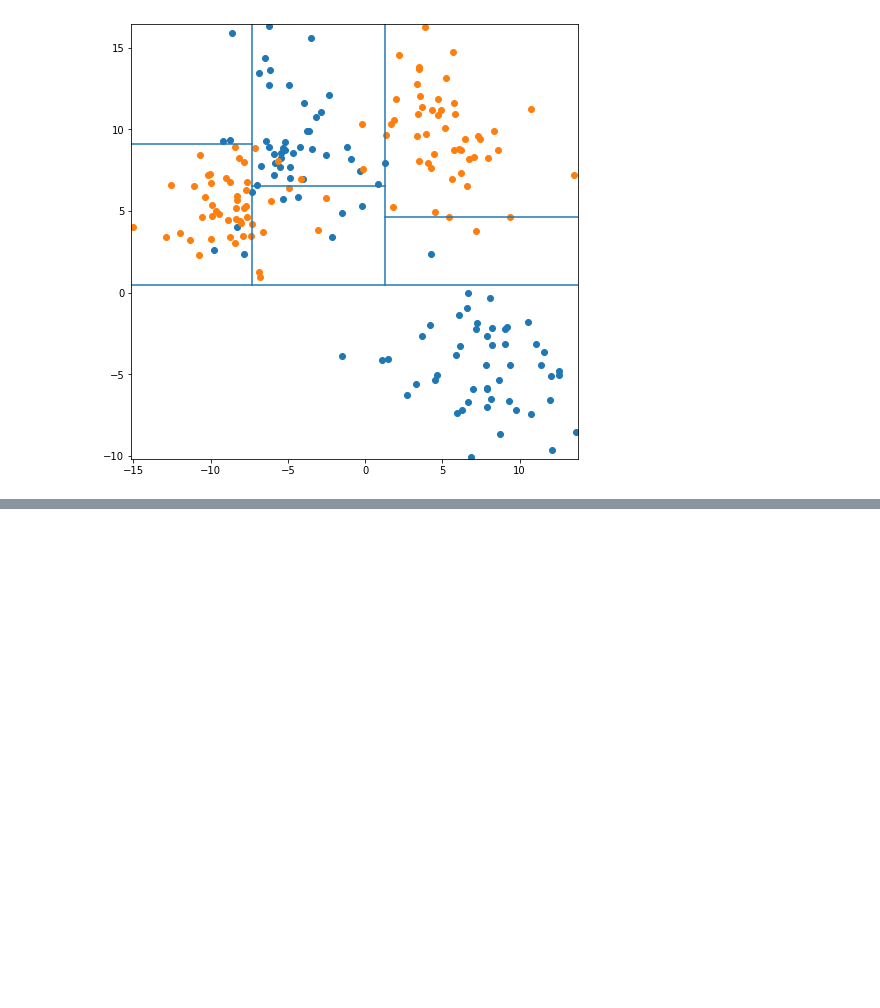
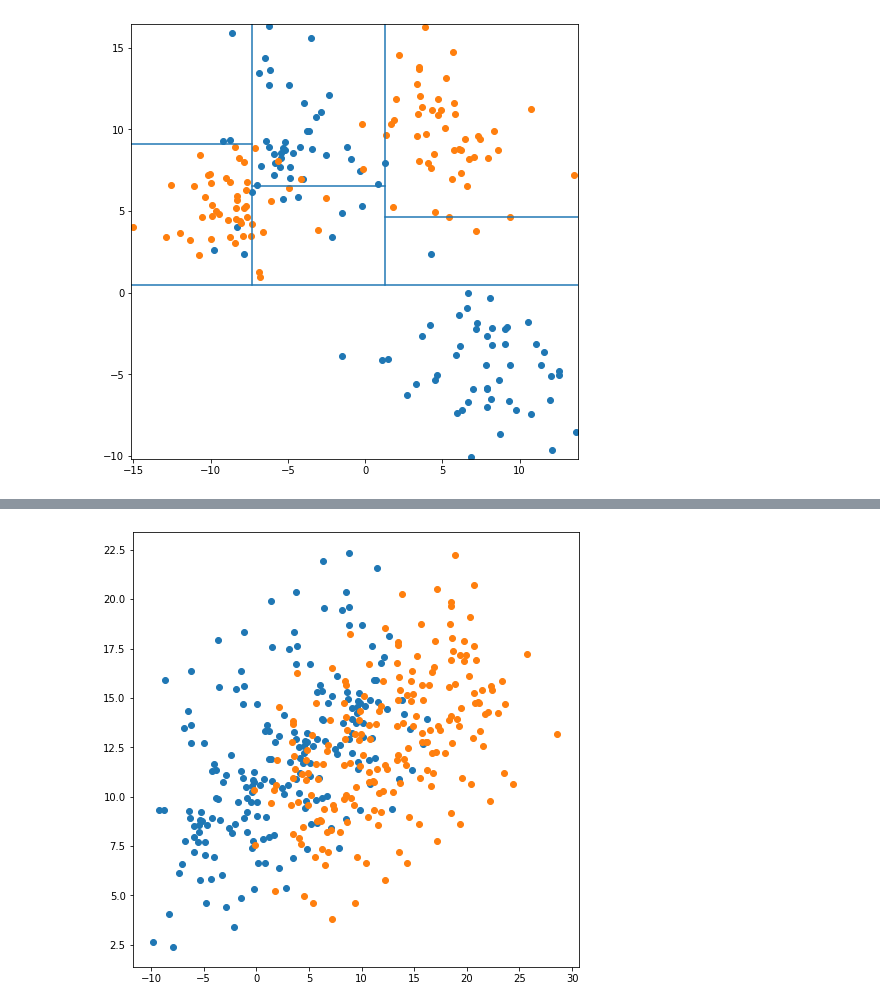
Before and after one commit to max-miller/ds_ground_up, a Jupyter notebook: neighbors_tree/tree_visuals.ipynb, the cells around one changed output, grey strips where cells are left out. Cells and saved outputs as stored; diff of their text form; code cells hidden in the pictures; blank space fills up the shorter version.

```diff
--- a/neighbors_tree/tree_visuals.ipynb
+++ b/neighbors_tree/tree_visuals.ipynb
@@ -129,0 +138,6 @@ tree_grid_visualizer(x_comb,y_comb,{'max_depth':4,'min_samples_leaf':3})
+# %%
+simp_x =np.concatenate([x3,x3+[5,2],x3+[10,4],x3+[15,6]])
+simp_y = np.concatenate([y3,y3,y3,y3])
+graph_classes(simp_x,simp_y)
+# %% [output]
+[figure, added]
```
Also changed, not shown: parts of 3 cells of this notebook.
